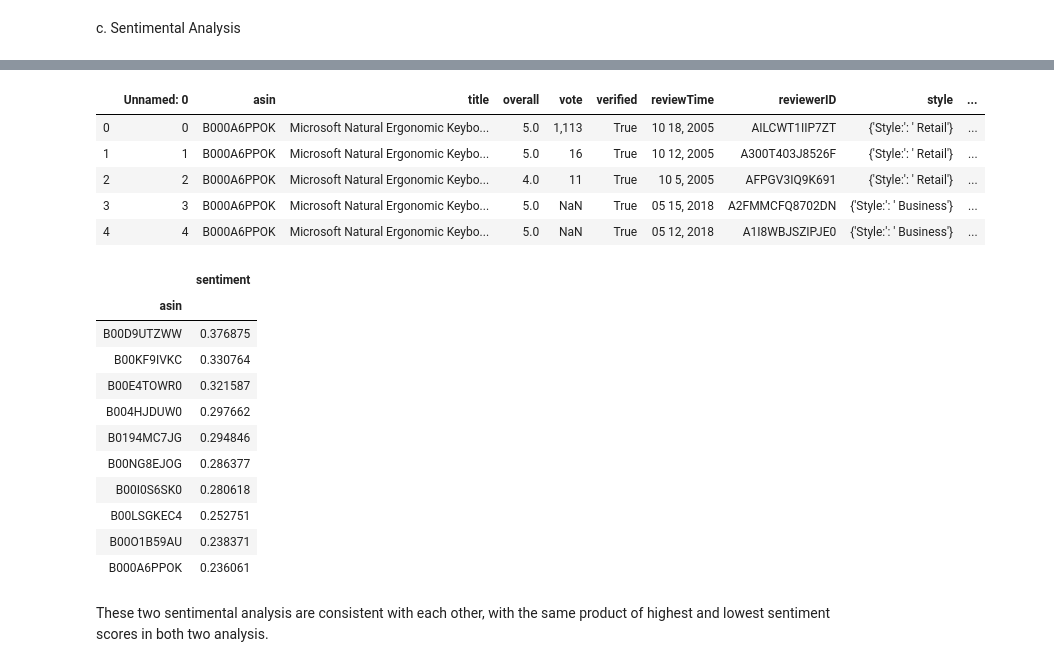
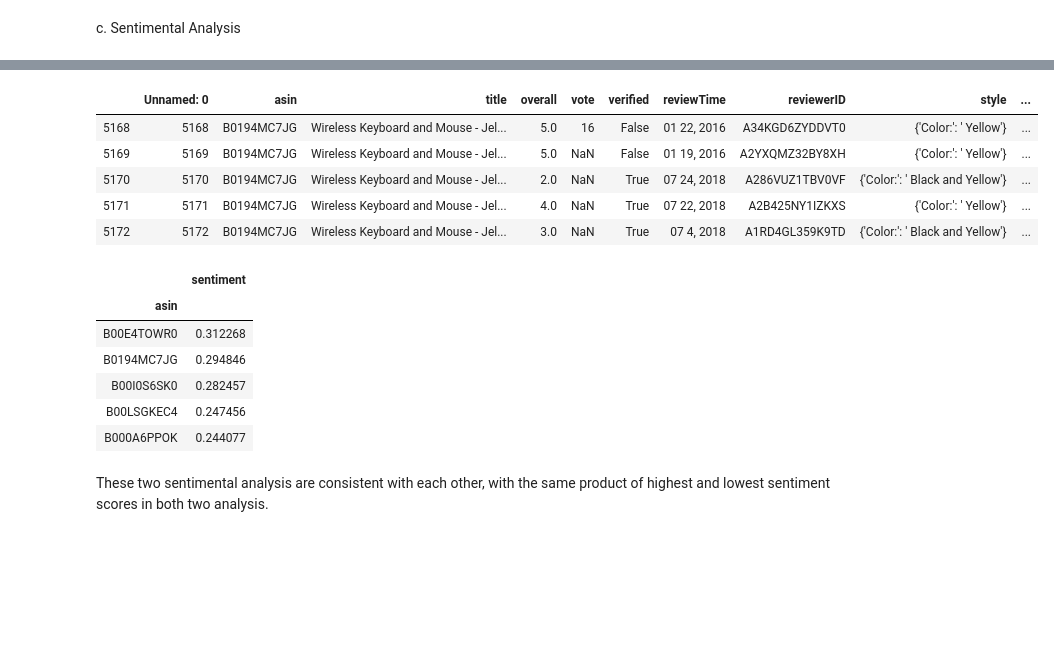
Before and after one commit to liu431/Content-Analysis-Project, a Jupyter notebook: Code/EDA_project.ipynb, the cells around one changed output, grey strips where cells are left out. Saved outputs shown, nothing was run; the diff lists cells and outputs as text; code cells hidden in the pictures; blank space fills up the shorter version.

```diff
--- a/Code/EDA_project.ipynb
+++ b/Code/EDA_project.ipynb
@@ -71,0 +65,7 @@ tbl
+# %%
+# downsampling
+df_sample = df[df['asin'] == tbl.index[-1]]
+for i in range(4):
+    df_temp = df[df['asin'] == tbl.index[i]].sample(n=350)
+    df_sample = df_sample.append(df_temp)
+df_sample.shape
@@ -72,6 +74,6 @@ tbl
 # %%
-df = df[df['reviewText'].notnull()]
-df_agg = df.groupby(['asin', 'title'], as_index=False)[['reviewText']].agg(sum)
+df_sample = df_sample[df_sample['reviewText'].notnull()]
+df_agg = df_sample.groupby(['asin', 'title'], as_index=False)[['reviewText']].agg(sum)
 df_agg
 # %% [output]
 |  | asin | title | reviewText |
@@ -247,37 +191,32 @@ df_senti
 # %%
-df['tokenized_words'] = df['reviewText'].apply(lambda x: lucem_illud_2020.word_tokenize(x))
-df['normalized_words'] = df['tokenized_words'].apply(lambda x: lucem_illud_2020.normalizeTokens(x, lemma=False))
-df.head()
+df_sample['tokenized_words'] = df_sample['reviewText'].apply(lambda x: lucem_illud_2020.word_tokenize(x))
+df_sample['normalized_words'] = df_sample['tokenized_words'].apply(lambda x: lucem_illud_2020.normalizeTokens(x, lemma=False))
+df_sample.head()
 # %% [output]
 |  | Unnamed: 0 | asin | title | overall | vote | verified | reviewTime | reviewerID | style | ... |
-| 0 | 0 | B000A6PPOK | Microsoft Natural Ergonomic Keybo... | 5.0 | 1,113 | True | 10 18, 2005 | AILCWT1IIP7ZT | {'Style:': ' Retail'} | ... |
-| 1 | 1 | B000A6PPOK | Microsoft Natural Ergonomic Keybo... | 5.0 | 16 | True | 10 12, 2005 | A300T403J8526F | {'Style:': ' Retail'} | ... |
-| 2 | 2 | B000A6PPOK | Microsoft Natural Ergonomic Keybo... | 4.0 | 11 | True | 10 5, 2005 | AFPGV3IQ9K691 | {'Style:': ' Retail'} | ... |
-| 3 | 3 | B000A6PPOK | Microsoft Natural Ergonomic Keybo... | 5.0 | NaN | True | 05 15, 2018 | A2FMMCFQ8702DN | {'Style:': ' Business'} | ... |
-| 4 | 4 | B000A6PPOK | Microsoft Natural Ergonomic Keybo... | 5.0 | NaN | True | 05 12, 2018 | A1I8WBJSZIPJE0 | {'Style:': ' Business'} | ... |
+| 5168 | 5168 | B0194MC7JG | Wireless Keyboard and Mouse - Jel... | 5.0 | 16 | False | 01 22, 2016 | A34KGD6ZYDDVT0 | {'Color:': ' Yellow'} | ... |
+| 5169 | 5169 | B0194MC7JG | Wireless Keyboard and Mouse - Jel... | 5.0 | NaN | False | 01 19, 2016 | A2YXQMZ32BY8XH | {'Color:': ' Yellow'} | ... |
+| 5170 | 5170 | B0194MC7JG | Wireless Keyboard and Mouse - Jel... | 2.0 | NaN | True | 07 24, 2018 | A286VUZ1TBV0VF | {'Color:': ' Black and Yellow'} | ... |
+| 5171 | 5171 | B0194MC7JG | Wireless Keyboard and Mouse - Jel... | 4.0 | NaN | True | 07 22, 2018 | A2B425NY1IZKXS | {'Color:': ' Yellow'} | ... |
+| 5172 | 5172 | B0194MC7JG | Wireless Keyboard and Mouse - Jel... | 3.0 | NaN | True | 07 4, 2018 | A1RD4GL359K9TD | {'Color:': ' Black and Yellow'} | ... |
 # %%
 # Calculating Sentiment for each review
-df['sentiment'] = float(0)
-for index, row in df.iterrows():
-    obj = TextBlob(' '.join(df['normalized_words'][index]))
+df_sample['sentiment'] = float(0)
+for index, row in df_sample.iterrows():
+    obj = TextBlob(' '.join(df_sample['normalized_words'][index]))
     sentiment = obj.sentiment.polarity
-    df['sentiment'][index] = sentiment
-df_senti_2 = df[['asin', 'sentiment']]
+    df_sample['sentiment'][index] = sentiment
+df_senti_2 = df_sample[['asin', 'sentiment']]
 df_senti_2 = df_senti_2.groupby('asin').mean().sort_values('sentiment', ascending=False)
 df_senti_2
 # %% [output]
 |  | sentiment |
 | asin |  |
-| B00D9UTZWW | 0.376875 |
-| B00KF9IVKC | 0.330764 |
-| B00E4TOWR0 | 0.321587 |
-| B004HJDUW0 | 0.297662 |
+| B00E4TOWR0 | 0.312268 |
 | B0194MC7JG | 0.294846 |
-| B00NG8EJOG | 0.286377 |
-| B00I0S6SK0 | 0.280618 |
-| B00LSGKEC4 | 0.252751 |
-| B00O1B59AU | 0.238371 |
-| B000A6PPOK | 0.236061 |
+| B00I0S6SK0 | 0.282457 |
+| B00LSGKEC4 | 0.247456 |
+| B000A6PPOK | 0.244077 |
 # %% [markdown]
 These two sentimental analysis are consistent with each other, with the same product of highest and lowest sentiment scores in both two analysis.
 # %% [markdown]
```
Also changed, not shown: parts of 25 cells of this notebook.
